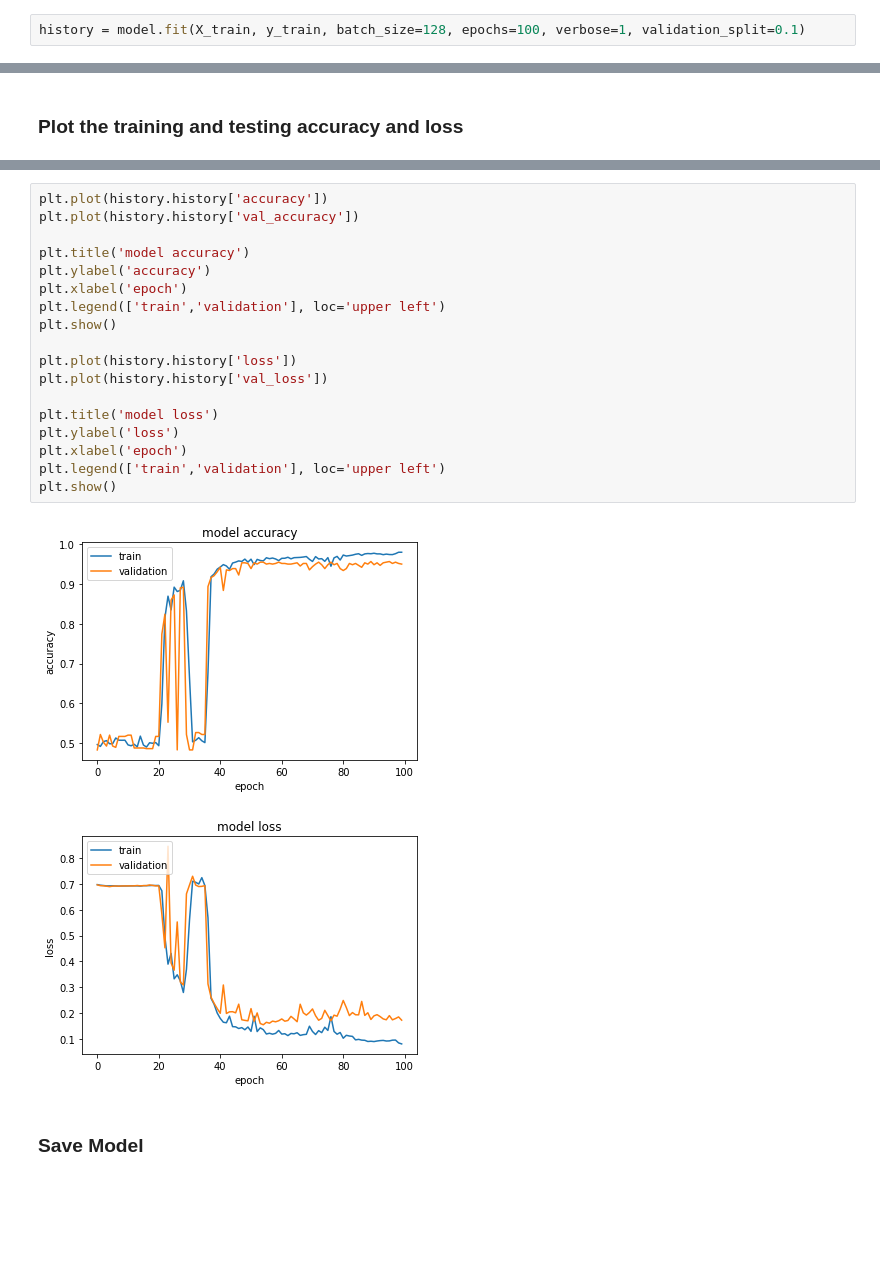
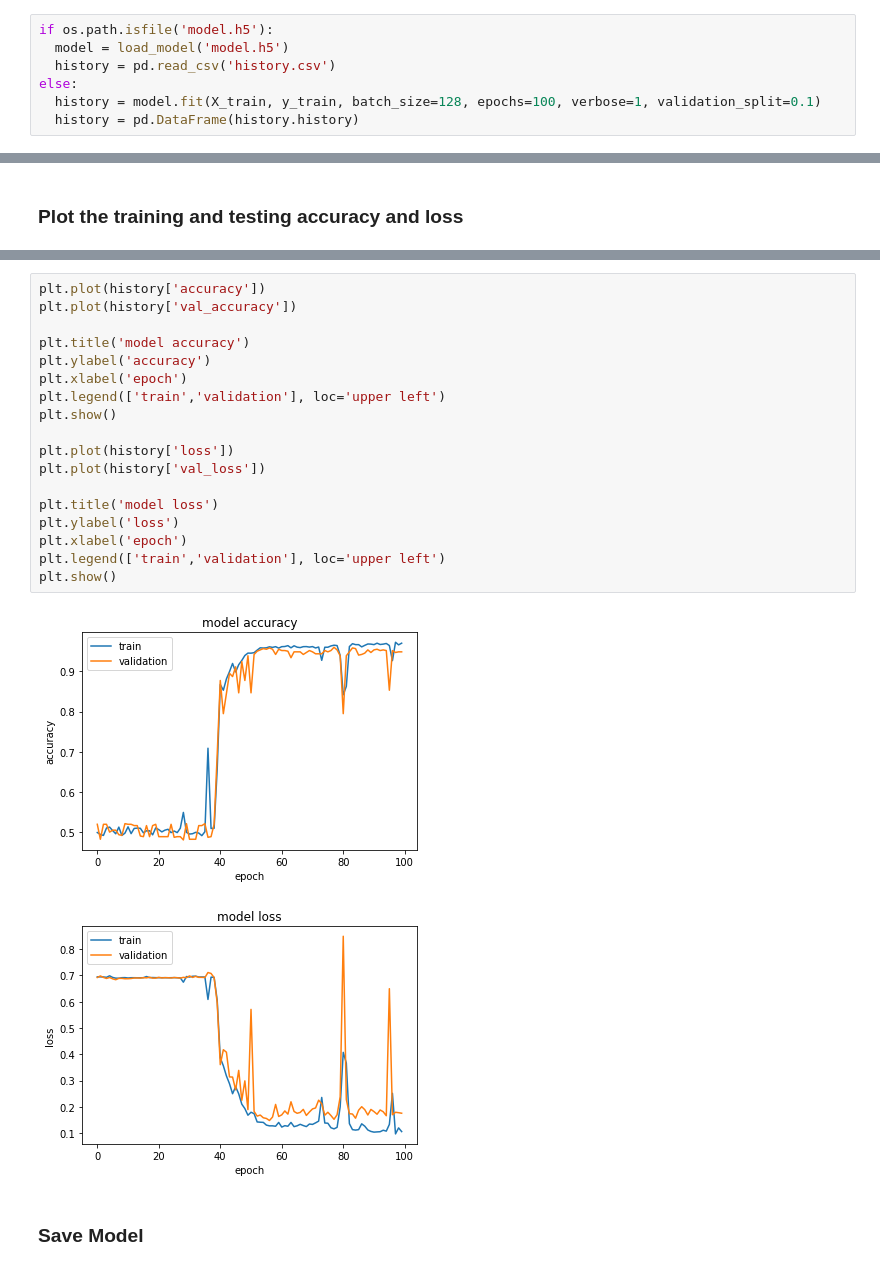
Before and after one commit to harpreetkaur6119/depression_classification, a Jupyter notebook: Deep_learning_1_project_depression.ipynb, the cells around one changed output, grey strips where cells are left out. Saved outputs shown, nothing was run; the diff lists cells and outputs as text; blank space fills up the shorter version.

Commit message:
Running with base and hypertuned model

```diff
--- a/Deep_learning_1_project_depression.ipynb
+++ b/Deep_learning_1_project_depression.ipynb
@@ -192,4 +251,9 @@ None
 # %% [markdown]
 ### Fit the model
 # %%
-history = model.fit(X_train, y_train, batch_size=128, epochs=100, verbose=1, validation_split=0.1)
+if os.path.isfile('model.h5'):
+  model = load_model('model.h5')
+  history = pd.read_csv('history.csv')
+else:
+  history = model.fit(X_train, y_train, batch_size=128, epochs=100, verbose=1, validation_split=0.1)
+  history = pd.DataFrame(history.history)
@@ -242,23 +351,23 @@ Test Accuracy: 0.9528118968009949
 # %%
-plt.plot(history.history['accuracy'])
-plt.plot(history.history['val_accuracy'])
+plt.plot(history['accuracy'])
+plt.plot(history['val_accuracy'])
 
 plt.title('model accuracy')
 plt.ylabel('accuracy')
 plt.xlabel('epoch')
 plt.legend(['train','validation'], loc='upper left')
 plt.show()
 
-plt.plot(history.history['loss'])
-plt.plot(history.history['val_loss'])
+plt.plot(history['loss'])
+plt.plot(history['val_loss'])
 
 plt.title('model loss')
 plt.ylabel('loss')
 plt.xlabel('epoch')
 plt.legend(['train','validation'], loc='upper left')
 plt.show()
 # %% [output]
-[figure, old version]
+[figure, new version]
-[figure, old version]
+[figure, new version]
 # %% [markdown]
 ### Save Model
```
Also changed, not shown: parts of 52 cells of this notebook, 5 other files.
